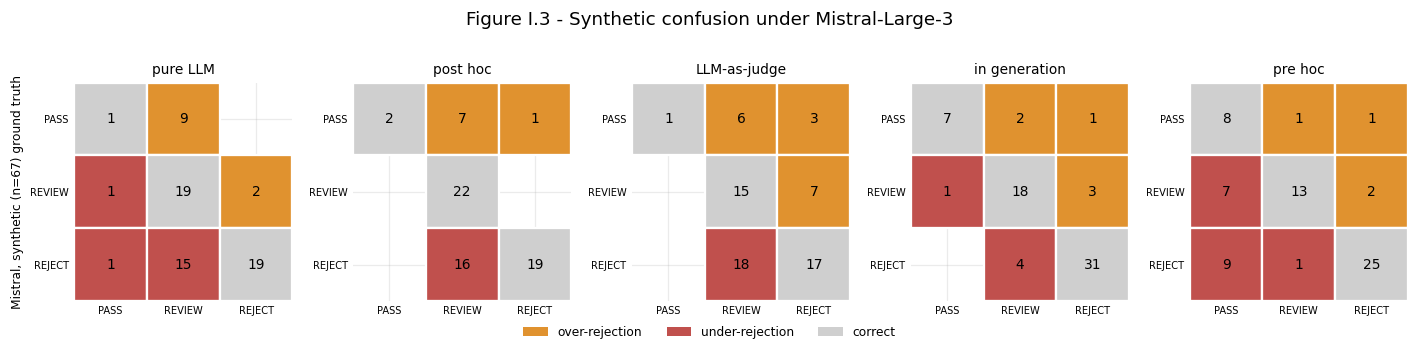
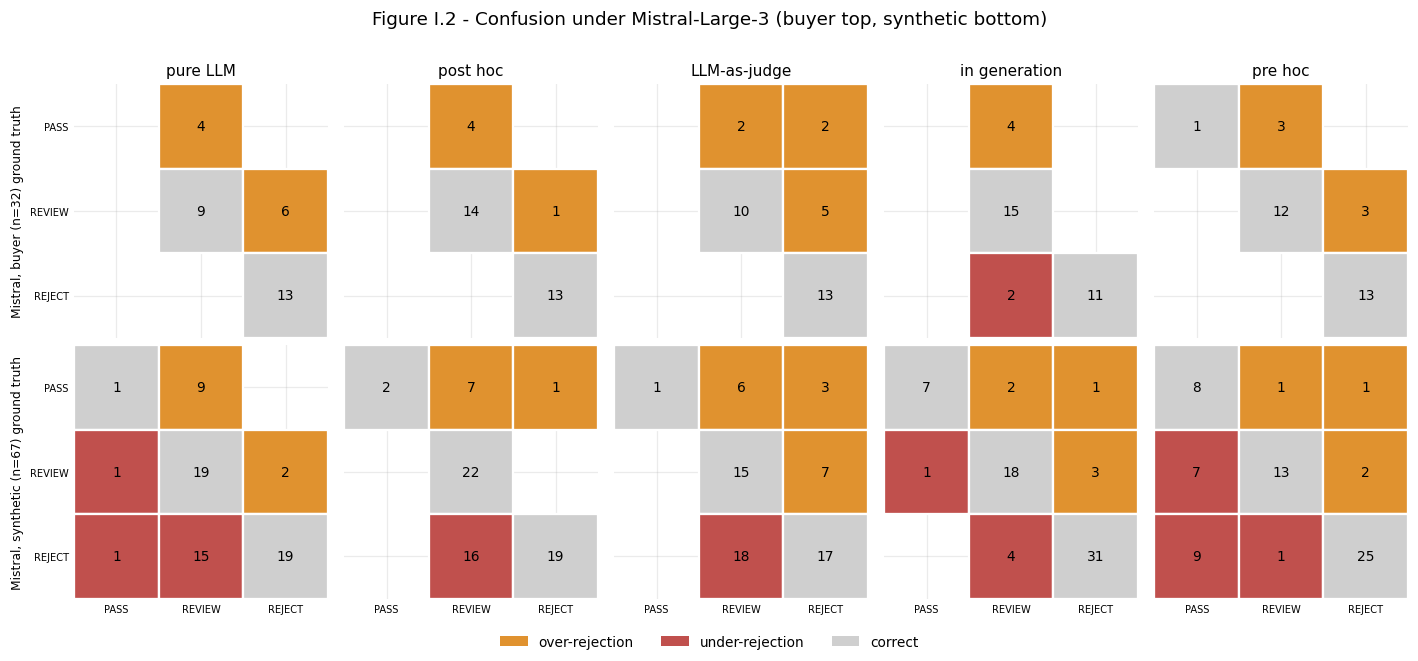
The notebook cell's code change between the first figure and the second:
--- before
+++ after
@@ -1,29 +1,36 @@
-cms_conf = load("cross_model_synthetic.json")["confusion"]
-labs = cms_conf["labels"]
+buyer_conf = load("cross_model_buyer.json")["mistral_confusion"]
+synth_conf = load("cross_model_synthetic.json")["confusion"]
+labs = synth_conf["labels"]
 OVER, UNDER, CORR = "#e0922f", "#c0504d", "#cfcfcf"
-fig, axs = plt.subplots(1, len(ORDER), figsize=(13, 3.1))
-for ax, k in zip(axs, ORDER):
-    M = cms_conf[k]
-    for i in range(3):
-        for j in range(3):
-            v = M[i][j]
-            if v > 0:
-                c = CORR if i == j else (OVER if j > i else UNDER)
-                ax.add_patch(plt.Rectangle((j, 2 - i), 1, 1, facecolor=c, edgecolor="white", lw=1.5))
-                ax.text(j + 0.5, 2 - i + 0.5, str(v), ha="center", va="center", fontsize=9)
-    ax.set_xlim(0, 3); ax.set_ylim(0, 3); ax.set_aspect("equal")
-    ax.set_xticks([x + 0.5 for x in range(3)]); ax.set_yticks([y + 0.5 for y in range(3)])
-    ax.set_xticklabels(labs, fontsize=6.5); ax.set_yticklabels(labs[::-1], fontsize=6.5)
-    ax.set_title(LABEL[k], fontsize=9)
-    for s in ax.spines.values():
-        s.set_visible(False)
-    ax.tick_params(length=0)
-axs[0].set_ylabel("Mistral, synthetic (n=67) ground truth", fontsize=8)
+rows = [("Mistral, buyer (n=32) ground truth", buyer_conf),
+        ("Mistral, synthetic (n=67) ground truth", synth_conf)]
+fig, axes = plt.subplots(2, len(ORDER), figsize=(13, 6))
+for r, (ylab, data) in enumerate(rows):
+    for cc, k in enumerate(ORDER):
+        ax = axes[r][cc]
+        M = data[k]
+        for i in range(3):
+            for j in range(3):
+                v = M[i][j]
+                if v > 0:
+                    col = CORR if i == j else (OVER if j > i else UNDER)
+                    ax.add_patch(plt.Rectangle((j, 2 - i), 1, 1, facecolor=col, edgecolor="white", lw=1.5))
+                    ax.text(j + 0.5, 2 - i + 0.5, str(v), ha="center", va="center", fontsize=9)
+        ax.set_xlim(0, 3); ax.set_ylim(0, 3); ax.set_aspect("equal")
+        ax.set_xticks([x + 0.5 for x in range(3)]); ax.set_yticks([y + 0.5 for y in range(3)])
+        ax.set_yticklabels(labs[::-1] if cc == 0 else [], fontsize=6.5)
+        ax.set_xticklabels(labs if r == 1 else [], fontsize=6.5)
+        if r == 0:
+            ax.set_title(LABEL[k], fontsize=10)
+        for s in ax.spines.values():
+            s.set_visible(False)
+        ax.tick_params(length=0)
+    axes[r][0].set_ylabel(ylab, fontsize=8)
 fig.legend(handles=[Patch(facecolor=OVER, label="over-rejection"),
                     Patch(facecolor=UNDER, label="under-rejection"),
                     Patch(facecolor=CORR, label="correct")],
-           loc="lower center", ncol=3, frameon=False, fontsize=8)
-fig.suptitle("Figure I.3 - Synthetic confusion under Mistral-Large-3")
-fig.tight_layout(rect=(0, 0.05, 1, 0.95))
-fig.savefig(FIGDIR / "fig_I_3_mistral_synthetic_confusion.png")
+           loc="lower center", ncol=3, frameon=False, fontsize=9)
+fig.suptitle("Figure I.2 - Confusion under Mistral-Large-3 (buyer top, synthetic bottom)")
+fig.tight_layout(rect=(0, 0.04, 1, 0.97))
+fig.savefig(FIGDIR / "fig_I_2_mistral_confusion.png")
 plt.show()

Commit: Merge the Mistral confusion into a single two-row figure (buyer and synthetic)